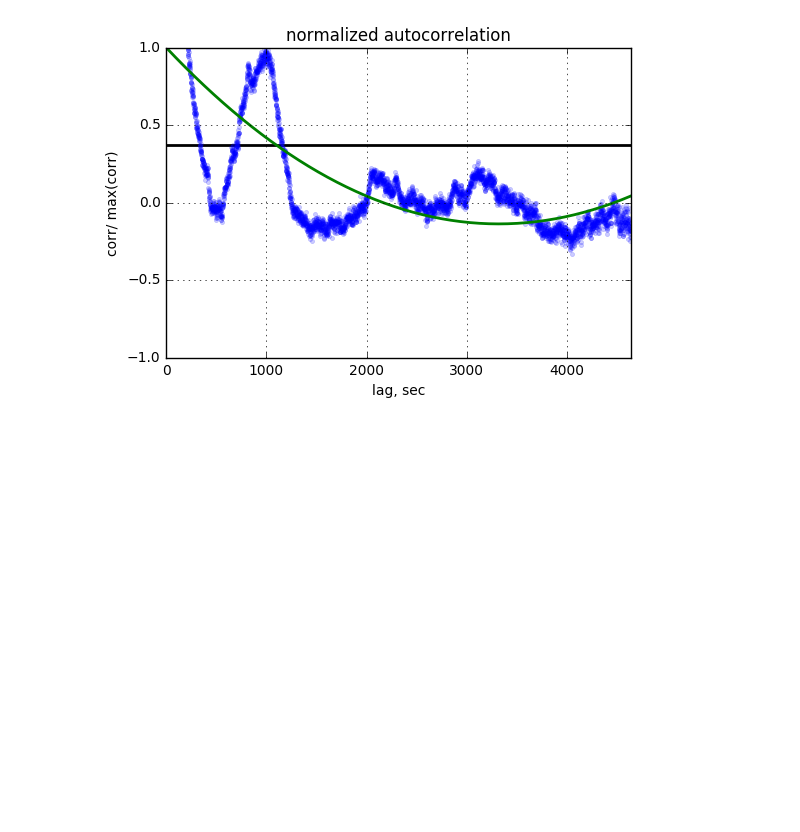
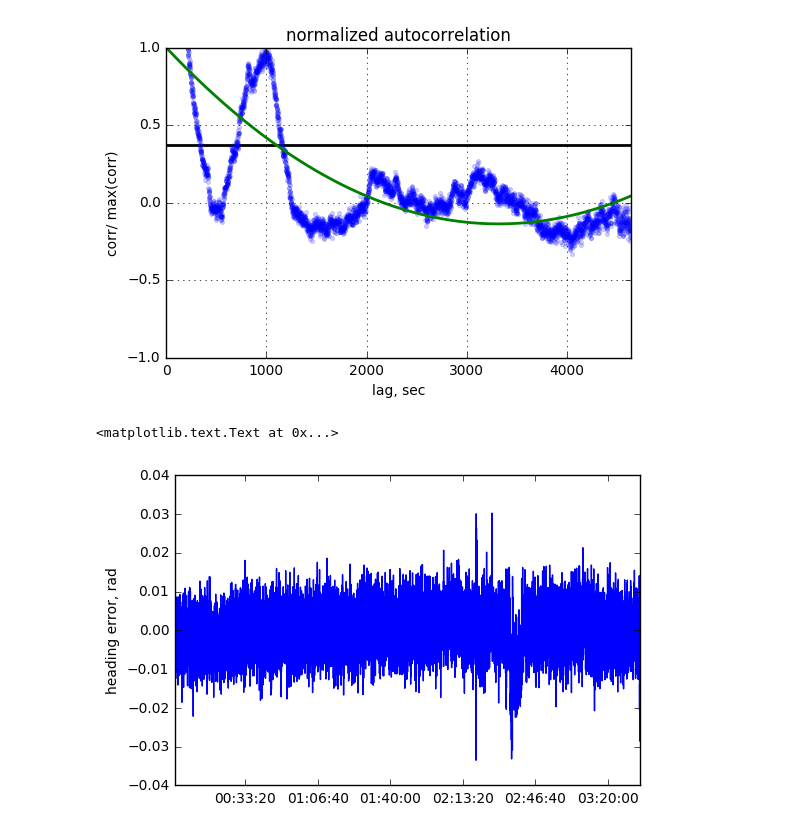
Before and after one commit to jgoppert/iekf_analysis, a Jupyter notebook: Pixhawk Noise Identification.ipynb, the cells around one changed output. Drawn from its saved outputs; the diff is of its cells as text; code cells hidden in the pictures; blank space fills up the shorter version.

```diff
--- a/Pixhawk Noise Identification.ipynb
+++ b/Pixhawk Noise Identification.ipynb
@@ -212,3 +217,20 @@ px4tools.ulog.plot_autocorrelation(
 # %% [output]
 1105.8831671525481
 [figure]
+# %%
+d_mag = d_mag2['1 m': '4 h']
+B_b = np.array([
+        d_mag.t_sensor_mag_0__f_x.ffill(),
+        d_mag.t_sensor_mag_0__f_y.ffill(),
+        d_mag.t_sensor_mag_0__f_z.ffill()]).T
+B_b_mean = B_b.mean(axis=0)
+B_b_mean[2] = 0
+B_b[:,2] = 0
+mag_heading_error = pandas.Series(
+    np.arcsin(np.cross(B_b_mean, B_b)[:,2]/np.linalg.norm(B_b, axis=1)/np.linalg.norm(B_b_mean)),
+    d_mag.index, name='heading error')
+mag_heading_error.plot()
+ylabel('heading error, rad')
+# %% [output]
+<matplotlib.text.Text at 0x...>
+[figure, added]
```
Also changed, not shown: parts of 12 cells of this notebook, 2 other files.
